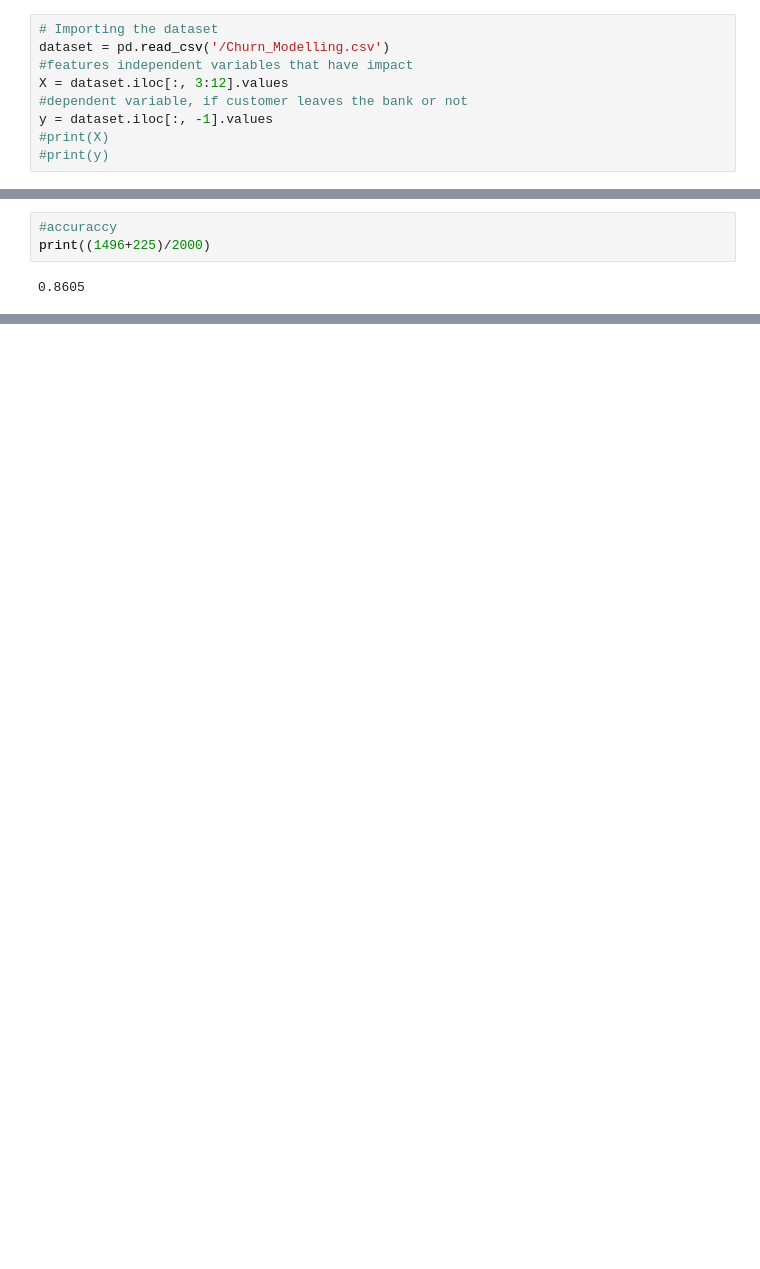
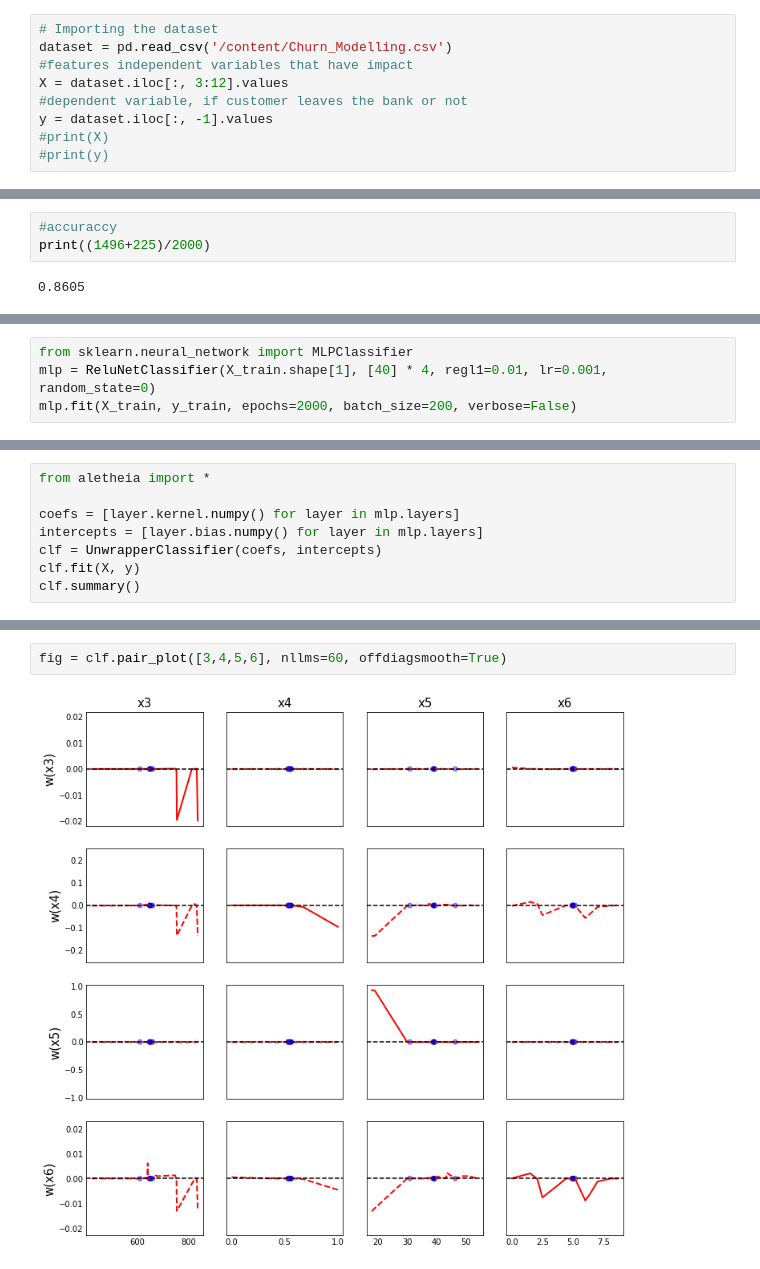
Before and after one commit to GangaSuresh/ANN_First, a Jupyter notebook: Copy_of_DLCrash_May.ipynb, the cells around one changed output, grey strips where cells are left out. Saved outputs shown, nothing was run; the diff lists cells and outputs as text; blank space fills up the shorter version.

Commit message:
With alethia , few graphs , yet to understand

```diff
--- a/Copy_of_DLCrash_May.ipynb
+++ b/Copy_of_DLCrash_May.ipynb
@@ -6,7 +6,7 @@ import matplotlib.pyplot as plt
 import pandas as pd
 # %%
 # Importing the dataset
-dataset = pd.read_csv('/Churn_Modelling.csv')
+dataset = pd.read_csv('/content/Churn_Modelling.csv')
 #features independent variables that have impact
 X = dataset.iloc[:, 3:12].values
 #dependent variable, if customer leaves the bank or not
@@ -163,0 +264,4 @@ print((1496+225)/2000)
+# %%
+from sklearn.neural_network import MLPClassifier
+mlp = ReluNetClassifier(X_train.shape[1], [40] * 4, regl1=0.01, lr=0.001, random_state=0)
+mlp.fit(X_train, y_train, epochs=2000, batch_size=200, verbose=False)
@@ -163,0 +282,8 @@ print((1496+225)/2000)
+# %%
+from aletheia import *
+
+coefs = [layer.kernel.numpy() for layer in mlp.layers]
+intercepts = [layer.bias.numpy() for layer in mlp.layers]
+clf = UnwrapperClassifier(coefs, intercepts)
+clf.fit(X, y)
+clf.summary()
@@ -163,0 +308,4 @@ print((1496+225)/2000)
+# %%
+fig = clf.pair_plot([3,4,5,6], nllms=60, offdiagsmooth=True)
+# %% [output]
+[figure, added]
```
Also changed, not shown: parts of 23 cells of this notebook.
